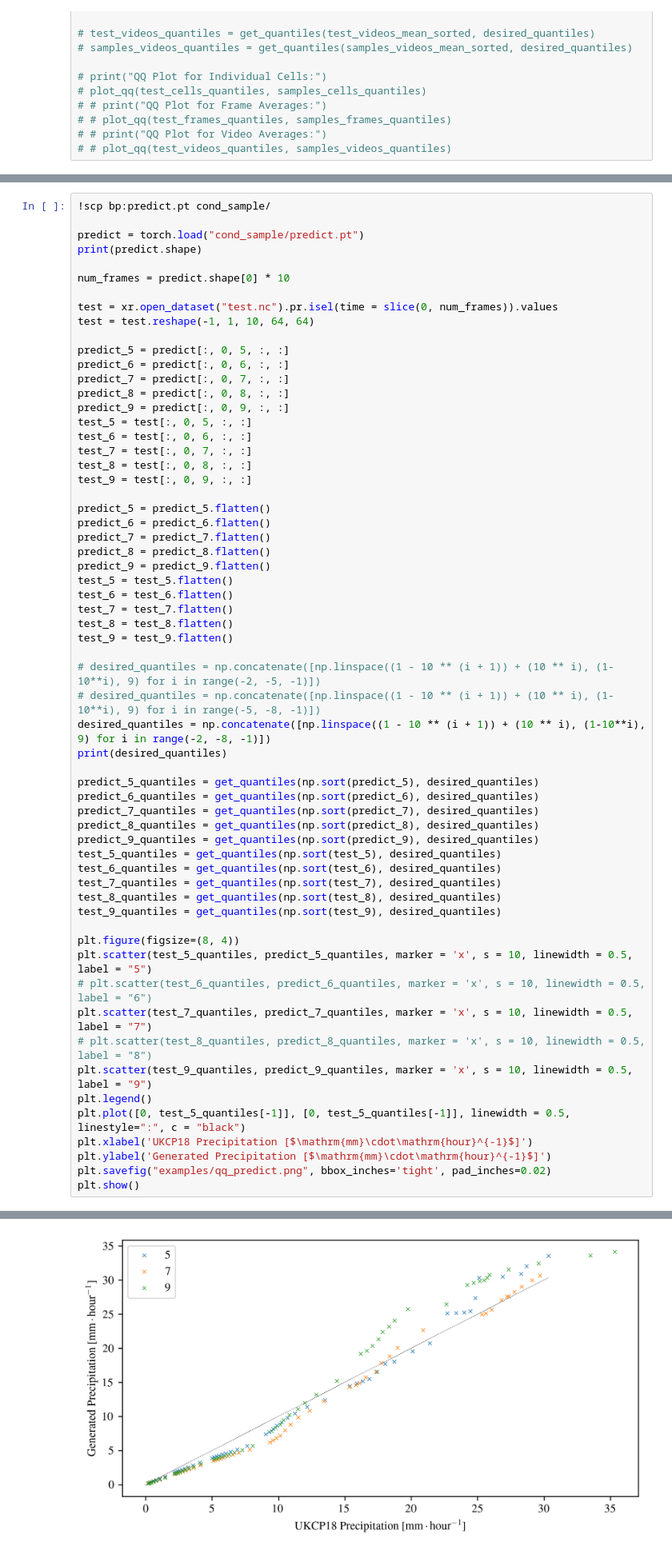
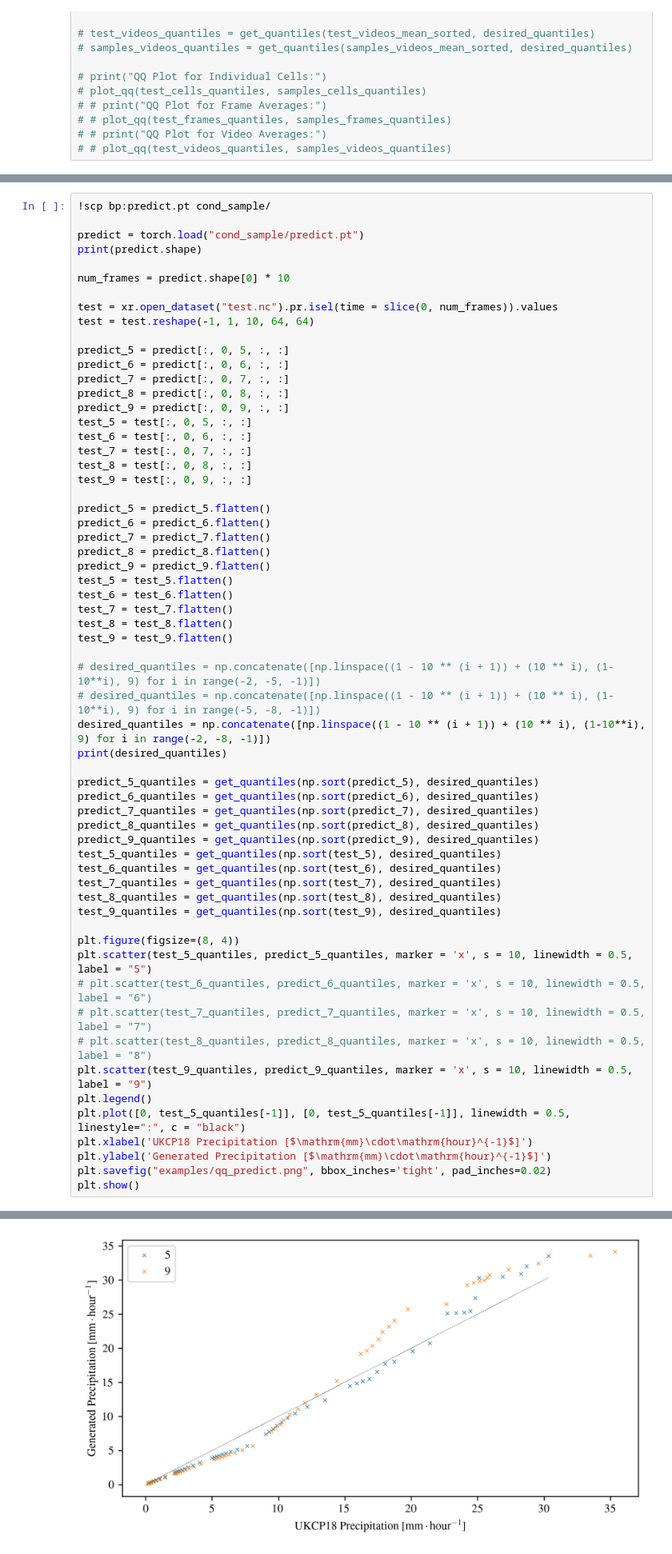
Before and after one commit to henryaddison/video-diffusion-climate, a Jupyter notebook: notebooks/qq.ipynb, the cells around one changed output, grey strips where cells are left out. Shown at 80% size. Drawn from its saved outputs; the diff is of its cells as text.

```diff
--- a/notebooks/qq.ipynb
+++ b/notebooks/qq.ipynb
@@ -351,7 +356,7 @@ test_9_quantiles = get_quantiles(np.sort(test_9), desired_quantiles)
 plt.figure(figsize=(8, 4))
 plt.scatter(test_5_quantiles, predict_5_quantiles, marker = 'x', s = 10, linewidth = 0.5, label = "5")
 # plt.scatter(test_6_quantiles, predict_6_quantiles, marker = 'x', s = 10, linewidth = 0.5, label = "6")
-plt.scatter(test_7_quantiles, predict_7_quantiles, marker = 'x', s = 10, linewidth = 0.5, label = "7")
+# plt.scatter(test_7_quantiles, predict_7_quantiles, marker = 'x', s = 10, linewidth = 0.5, label = "7")
 # plt.scatter(test_8_quantiles, predict_8_quantiles, marker = 'x', s = 10, linewidth = 0.5, label = "8")
 plt.scatter(test_9_quantiles, predict_9_quantiles, marker = 'x', s = 10, linewidth = 0.5, label = "9")
 plt.legend()
@@ -365,10 +370,10 @@ predict.pt                                    100%  230MB   6.6MB/s   00:35
 torch.Size([1472, 1, 10, 64, 64])
 [0.91      0.92      0.93      0.94      0.95      0.96      0.97
  0.98      0.99      0.991     0.992     0.993     0.994     0.995
  0.996     0.997     0.998     0.999     0.9991    0.9992    0.9993
  0.9994    0.9995    0.9996    0.9997    0.9998    0.9999    0.99991
  0.99992   0.99993   0.99994   0.99995   0.99996   0.99997   0.99998
  0.99999   0.999991  0.999992  0.999993  0.999994  0.999995  0.999996
  0.999997  0.999998  0.999999  0.9999991 0.9999992 0.9999993 0.9999994
  0.9999995 0.9999996 0.9999997 0.9999998 0.9999999]
-[figure, old version]
+[figure, new version]
```
Also changed, not shown: parts of 3 cells of this notebook, 4 other files.
